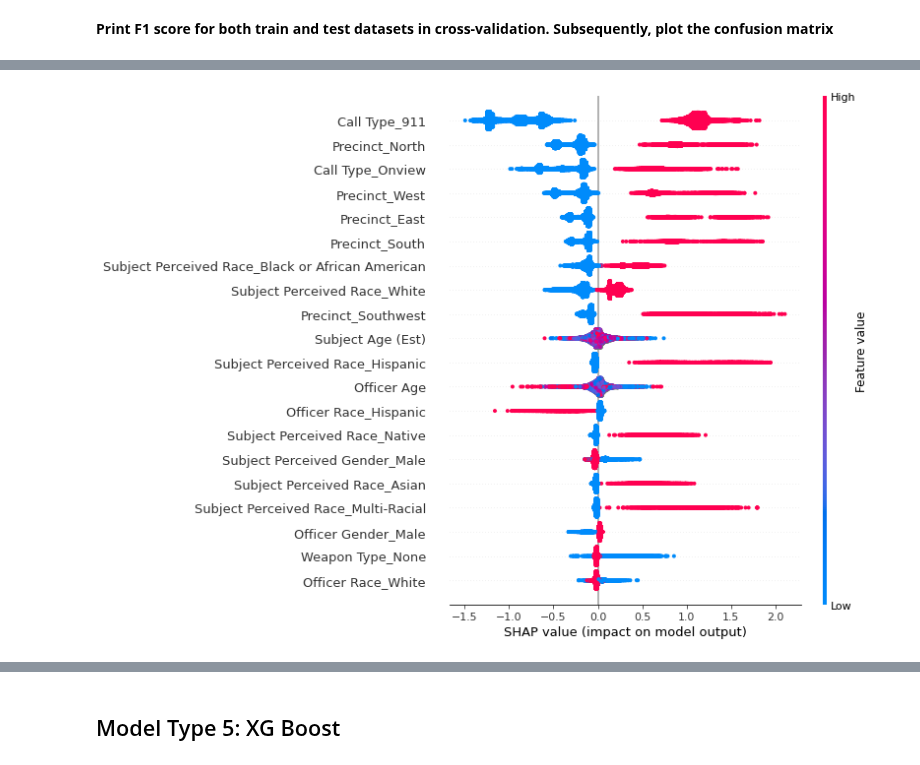
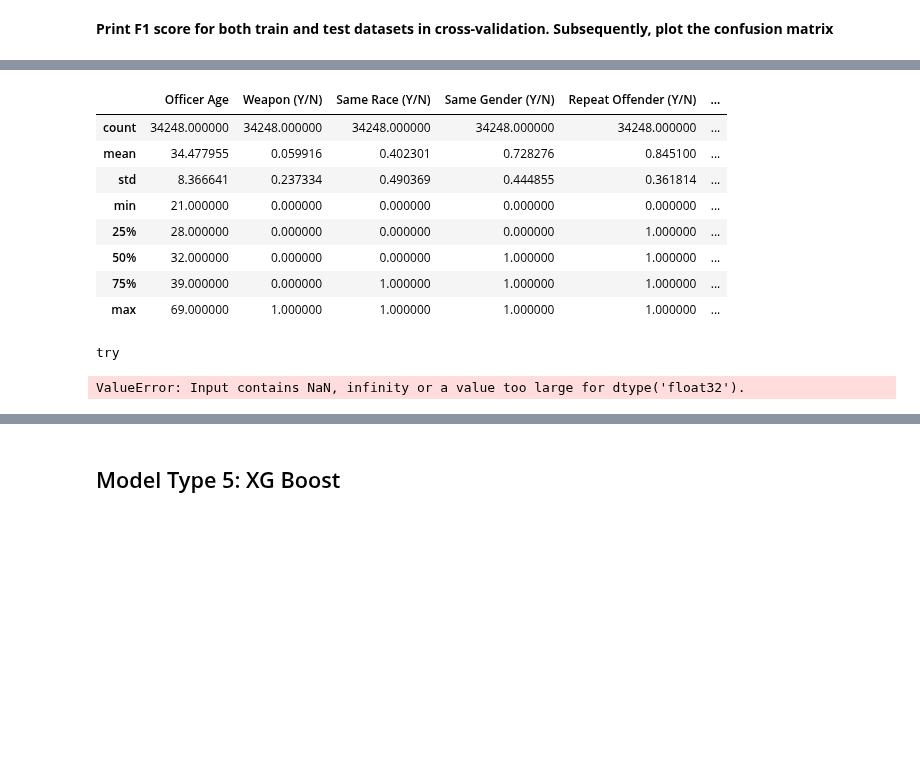
Before and after one commit to sethnlewis/Policing-Bias, a Jupyter notebook: analysis/final_notebook.ipynb, the cells around one changed output, grey strips where cells are left out. Drawn from its saved outputs; the diff is of its cells as text; code cells hidden in the pictures; blank space fills up the shorter version.

Commit message:
SHAP plot progress

```diff
--- a/analysis/final_notebook.ipynb
+++ b/analysis/final_notebook.ipynb
@@ -769,7 +778,20 @@ final_model_rf = search.best_estimator_
+# %%
+X.describe()
+# %% [output]
+|  | Officer Age | Weapon (Y/N) | Same Race (Y/N) | Same Gender (Y/N) | Repeat Offender (Y/N) | ... |
+| count | 34248.000000 | 34248.000000 | 34248.000000 | 34248.000000 | 34248.000000 | ... |
+| mean | 34.477955 | 0.059916 | 0.402301 | 0.728276 | 0.845100 | ... |
+| std | 8.366641 | 0.237334 | 0.490369 | 0.444855 | 0.361814 | ... |
+| min | 21.000000 | 0.000000 | 0.000000 | 0.000000 | 0.000000 | ... |
+| 25% | 28.000000 | 0.000000 | 0.000000 | 0.000000 | 1.000000 | ... |
+| 50% | 32.000000 | 0.000000 | 0.000000 | 1.000000 | 1.000000 | ... |
+| 75% | 39.000000 | 0.000000 | 1.000000 | 1.000000 | 1.000000 | ... |
+| max | 69.000000 | 1.000000 | 1.000000 | 1.000000 | 1.000000 | ... |
 # %%
-produce_shap_plot(X, y, final_model_xgb)
+produce_shap_plot(X, y, final_model_rf)
 # %% [output]
-[figure, removed]
+try
+ValueError: Input contains NaN, infinity or a value too large for dtype('float32').
 # %%
 train_test_scores(search)
 plot_importances(search, X)
```
Also changed, not shown: parts of 21 cells of this notebook, 1 other file.
